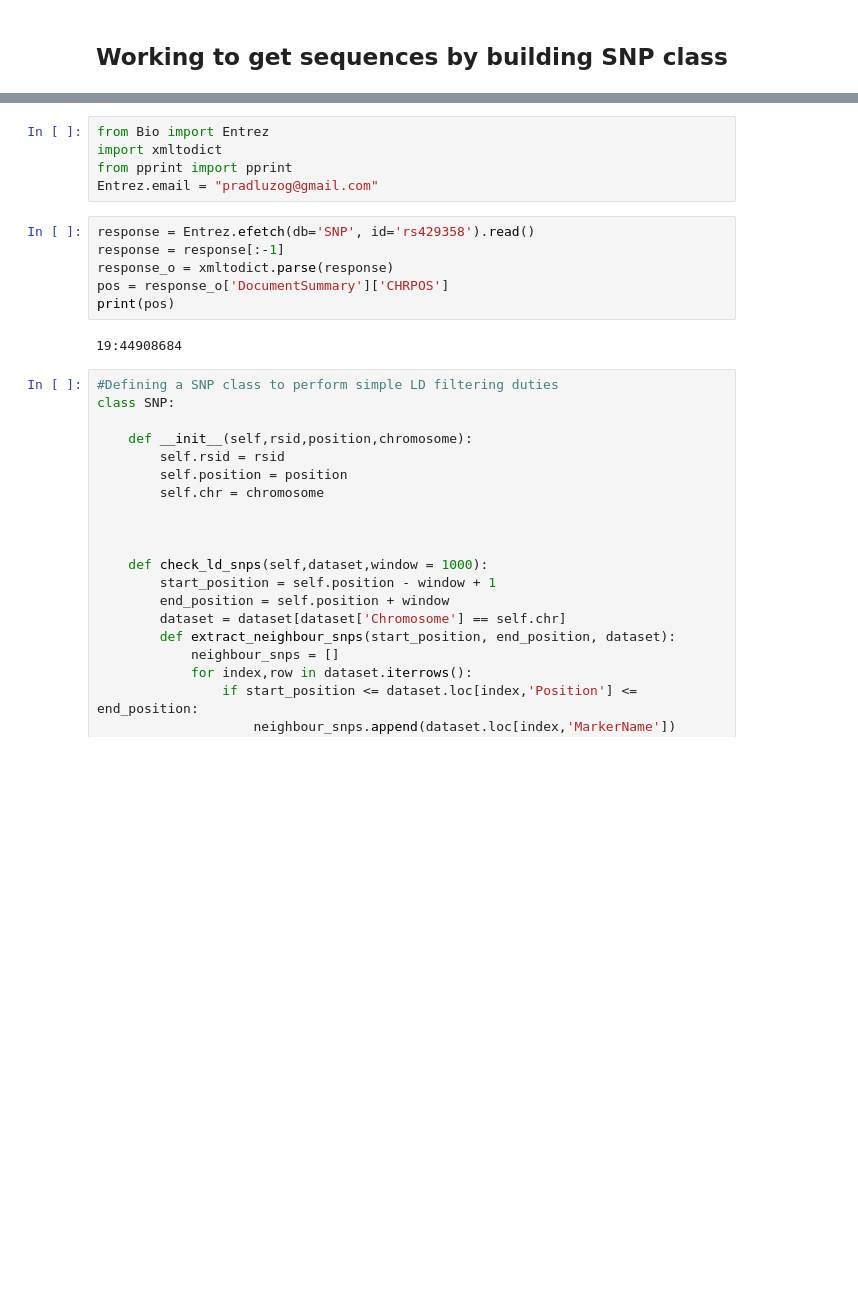
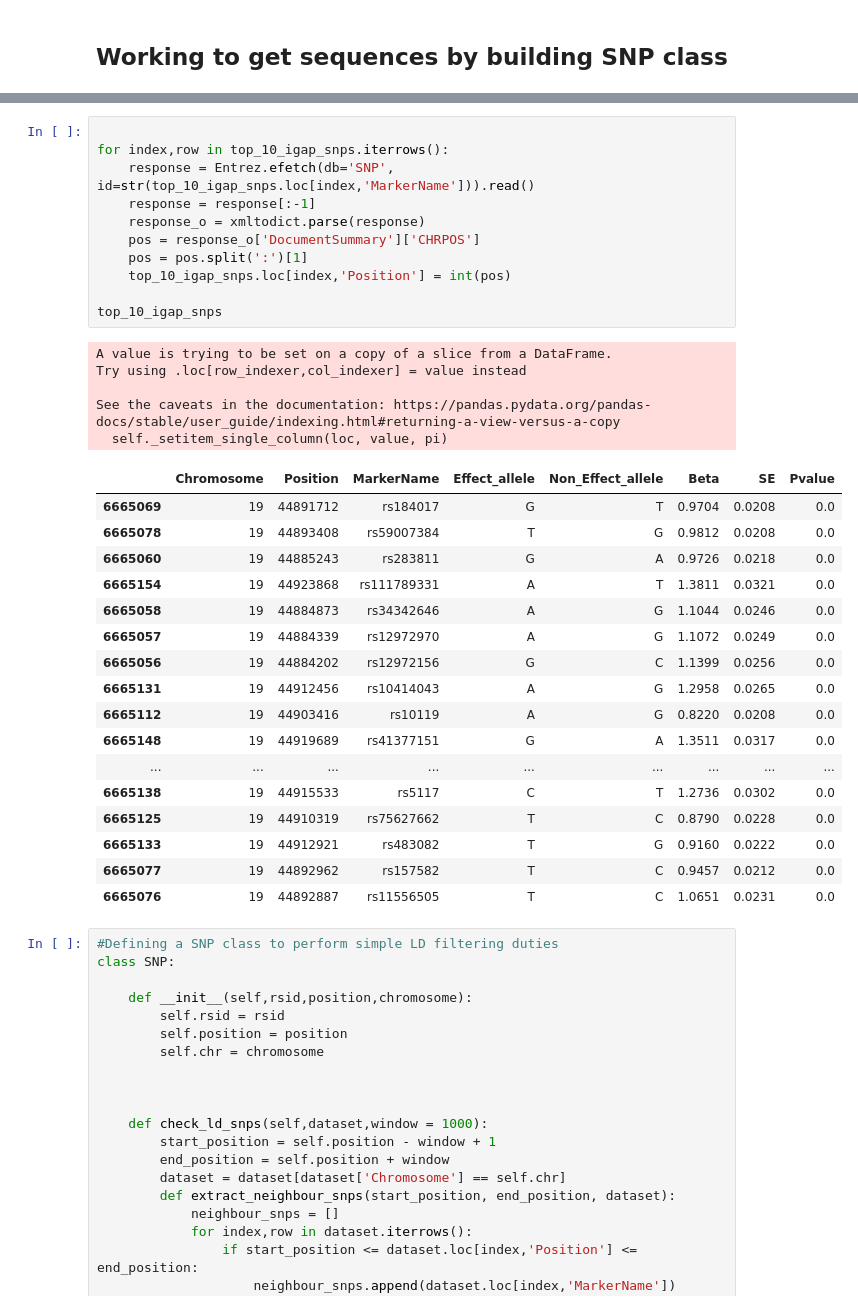
Before and after one commit to PradoVarathan/MultiSpecto, a Jupyter notebook: DeepSEA_MultipleVaraints.ipynb, the cells around one changed output, grey strips where cells are left out. Cells and saved outputs as stored; diff of their text form; blank space fills up the shorter version.

```diff
--- a/DeepSEA_MultipleVaraints.ipynb
+++ b/DeepSEA_MultipleVaraints.ipynb
@@ -55,16 +56,37 @@ top_10_igap_snps
-# %%
-from Bio import Entrez
-import xmltodict
-from pprint import pprint
-Entrez.email = "pradluzog@gmail.com"
 # %%
-response = Entrez.efetch(db='SNP', id='rs429358').read()
-response = response[:-1]
-response_o = xmltodict.parse(response)
-pos = response_o['DocumentSummary']['CHRPOS']
-print(pos)
+
+for index,row in top_10_igap_snps.iterrows():
+    response = Entrez.efetch(db='SNP', id=str(top_10_igap_snps.loc[index,'MarkerName'])).read()
+    response = response[:-1]
+    response_o = xmltodict.parse(response)
+    pos = response_o['DocumentSummary']['CHRPOS']
+    pos = pos.split(':')[1]
+    top_10_igap_snps.loc[index,'Position'] = int(pos)
+
+top_10_igap_snps
 # %% [output]
-19:44908684
+A value is trying to be set on a copy of a slice from a DataFrame.
+Try using .loc[row_indexer,col_indexer] = value instead
+
+See the caveats in the documentation: https://pandas.pydata.org/pandas-docs/stable/user_guide/indexing.html#returning-a-view-versus-a-copy
+  self._setitem_single_column(loc, value, pi)
+|  | Chromosome | Position | MarkerName | Effect_allele | Non_Effect_allele | Beta | SE | Pvalue |
+| 6665069 | 19 | 44891712 | rs184017 | G | T | 0.9704 | 0.0208 | 0.0 |
+| 6665078 | 19 | 44893408 | rs59007384 | T | G | 0.9812 | 0.0208 | 0.0 |
+| 6665060 | 19 | 44885243 | rs283811 | G | A | 0.9726 | 0.0218 | 0.0 |
+| 6665154 | 19 | 44923868 | rs111789331 | A | T | 1.3811 | 0.0321 | 0.0 |
+| 6665058 | 19 | 44884873 | rs34342646 | A | G | 1.1044 | 0.0246 | 0.0 |
+| 6665057 | 19 | 44884339 | rs12972970 | A | G | 1.1072 | 0.0249 | 0.0 |
+| 6665056 | 19 | 44884202 | rs12972156 | G | C | 1.1399 | 0.0256 | 0.0 |
+| 6665131 | 19 | 44912456 | rs10414043 | A | G | 1.2958 | 0.0265 | 0.0 |
+| 6665112 | 19 | 44903416 | rs10119 | A | G | 0.8220 | 0.0208 | 0.0 |
+| 6665148 | 19 | 44919689 | rs41377151 | G | A | 1.3511 | 0.0317 | 0.0 |
+| ... | ... | ... | ... | ... | ... | ... | ... | ... |
+| 6665138 | 19 | 44915533 | rs5117 | C | T | 1.2736 | 0.0302 | 0.0 |
+| 6665125 | 19 | 44910319 | rs75627662 | T | C | 0.8790 | 0.0228 | 0.0 |
+| 6665133 | 19 | 44912921 | rs483082 | T | G | 0.9160 | 0.0222 | 0.0 |
+| 6665077 | 19 | 44892962 | rs157582 | T | C | 0.9457 | 0.0212 | 0.0 |
+| 6665076 | 19 | 44892887 | rs11556505 | T | C | 1.0651 | 0.0231 | 0.0 |
 # %%
 #Defining a SNP class to perform simple LD filtering duties
 class SNP:
```
Also changed, not shown: parts of 4 cells of this notebook.
